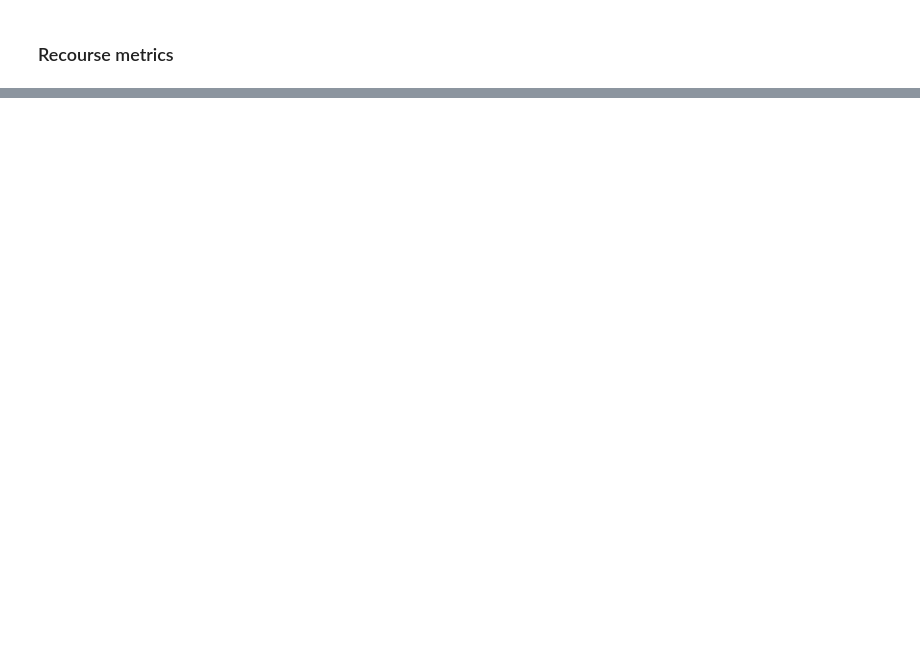
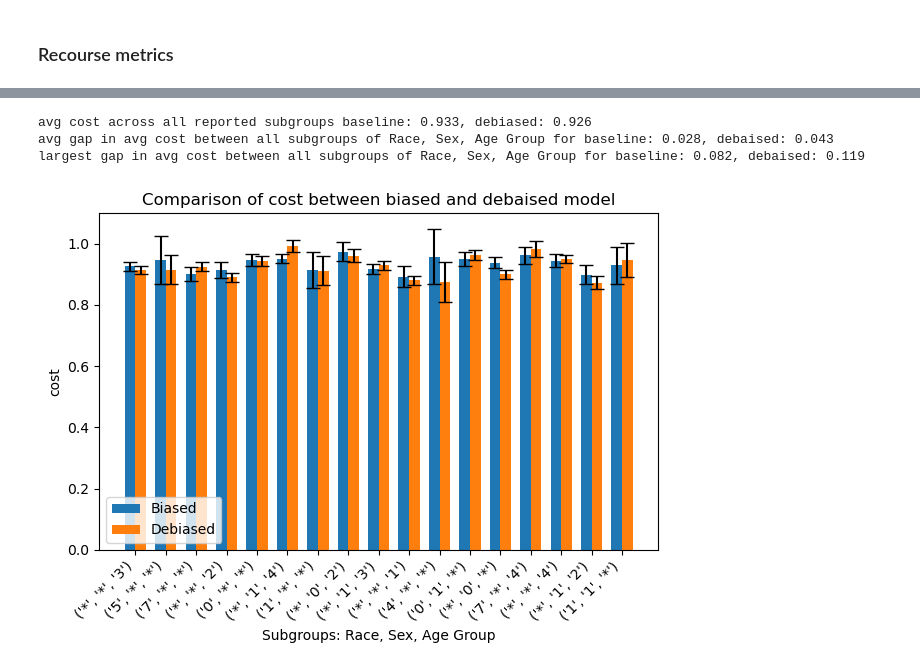
Before and after one commit to AndrewChai878/groupfairnessproject, a Jupyter notebook: group_proj_classifier_nn_baseline.ipynb, the cells around one changed output, grey strips where cells are left out. Saved outputs shown, nothing was run; the diff lists cells and outputs as text; code cells hidden in the pictures; blank space fills up the shorter version.

Commit message:
added counterfactual analysis

```diff
--- a/group_proj_classifier_nn_baseline.ipynb
+++ b/group_proj_classifier_nn_baseline.ipynb
@@ -2089,0 +2090,11 @@ Time: 0:00:05.283045
+# %%
+unique_rules = {'cost': [], 'availability': [], 'choice': []}
+for metric in unique_rules:
+    for tab in baseline_tables[metric]:
+        table = pd.read_csv(tab, sep = ";")
+        for i in range(1,6):
+        #print(tuple(table.iloc[i,0:3].to_list()), table.iloc[i,3])
+            rule = tuple(table.iloc[i,0:3].to_list())
+            if rule not in unique_rules[metric]:
+                unique_rules[metric].append(rule)
+    print(metric, len(unique_rules[metric]))
@@ -2089,0 +2105,2 @@ Time: 0:00:05.283045
+# %%
+in_cost_case_path, in_avail_case_path, in_choice_case_path = compute_recourse_for_case_cfs(baseline_cfs[0], group_cols)
@@ -2089,0 +2109,29 @@ Time: 0:00:05.283045
+# %%
+def get_rule_values(cfg_paths, unique_rules):
+    rule_vals =  {'cost': defaultdict(list), 'availability': defaultdict(list), 'choice': defaultdict(list)}
+
+    # for every set of counterfactuals for each model
+    for case_cfs in cfg_paths:
+        # compute their cost metrics
+        in_cost_case_path, in_avail_case_path, in_choice_case_path = compute_recourse_for_case_cfs(case_cfs, group_cols)
+        # then for each metric type
+        for metric in unique_rules:
+            if metric == 'cost':
+                df = pd.read_csv(in_cost_case_path, sep=",")
+            if metric == 'availability':
+                df = pd.read_csv(in_avail_case_path, sep=",")
+            if metric == 'choice':
+                df = pd.read_csv(in_choice_case_path, sep=",")
+            # get the aggregation for each unique rule that we care about
+            #print(metric)
+            for rule in unique_rules[metric]:
+                df_filtered = df.copy()
+                for i,col in enumerate(group_cols):
+                    if rule[i] != "*":
+                        df_filtered = df_filtered[df_filtered[col] == int(rule[i])]
+                rule_vals[metric][rule].append((np.average(df_filtered[df_filtered.columns[-1]]), df_filtered.shape[0]))
+                #print(rule,np.average(df_filtered[df_filtered.columns[-1]]), df_filtered.shape[0])
+    return rule_vals
+# %%
+baseline_rule_vals = get_rule_values(baseline_cfs, unique_rules)
+debiased_rule_vals = get_rule_values(debiased_cfs, unique_rules)
@@ -2089,0 +2226,7 @@ Time: 0:00:05.283045
+# %%
+plot_cfs_metric_comp(baseline_rule_vals, debiased_rule_vals, metric='cost')
+# %% [output]
+avg cost across all reported subgroups baseline: 0.933, debiased: 0.926
+avg gap in avg cost between all subgroups of Race, Sex, Age Group for baseline: 0.028, debaised: 0.043
+largest gap in avg cost between all subgroups of Race, Sex, Age Group for baseline: 0.082, debaised: 0.119
+[figure, added]
```
Also changed, not shown: parts of 37 cells of this notebook.
